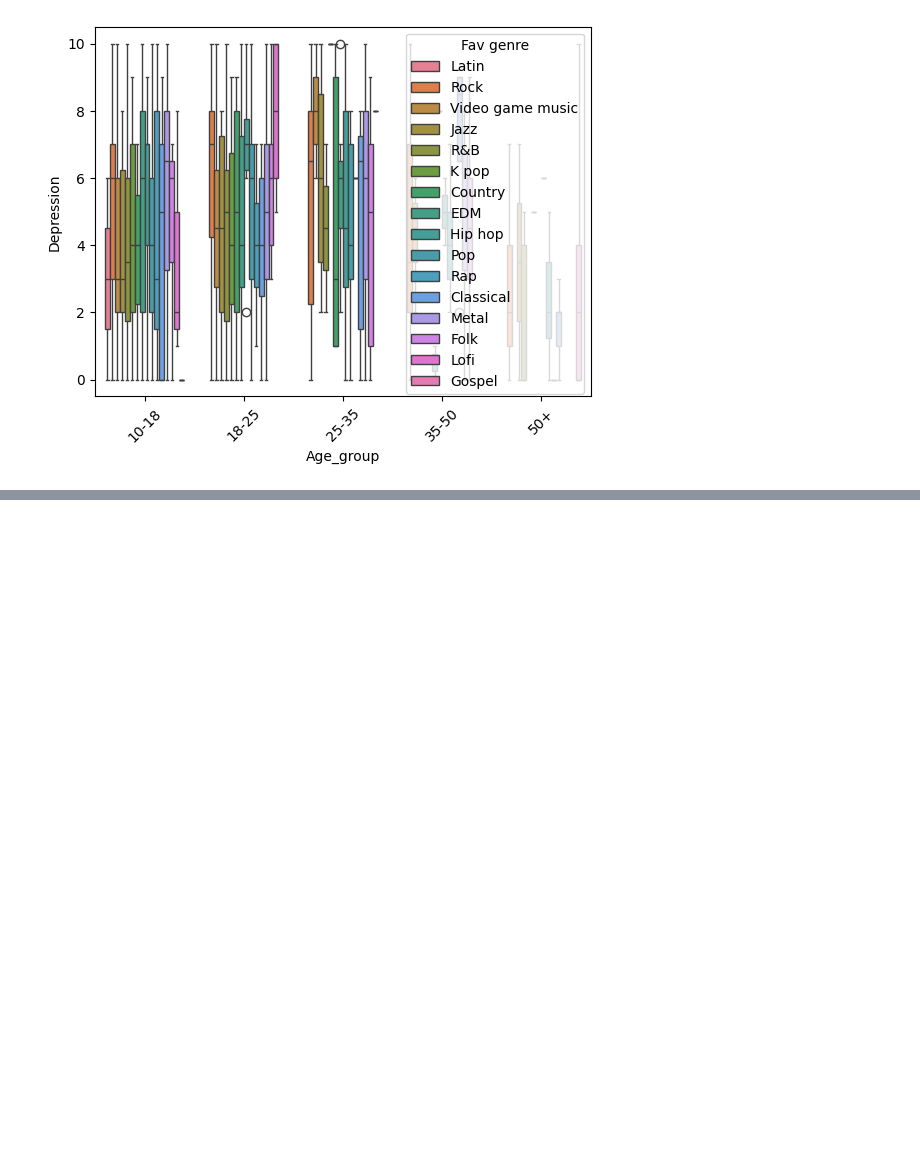
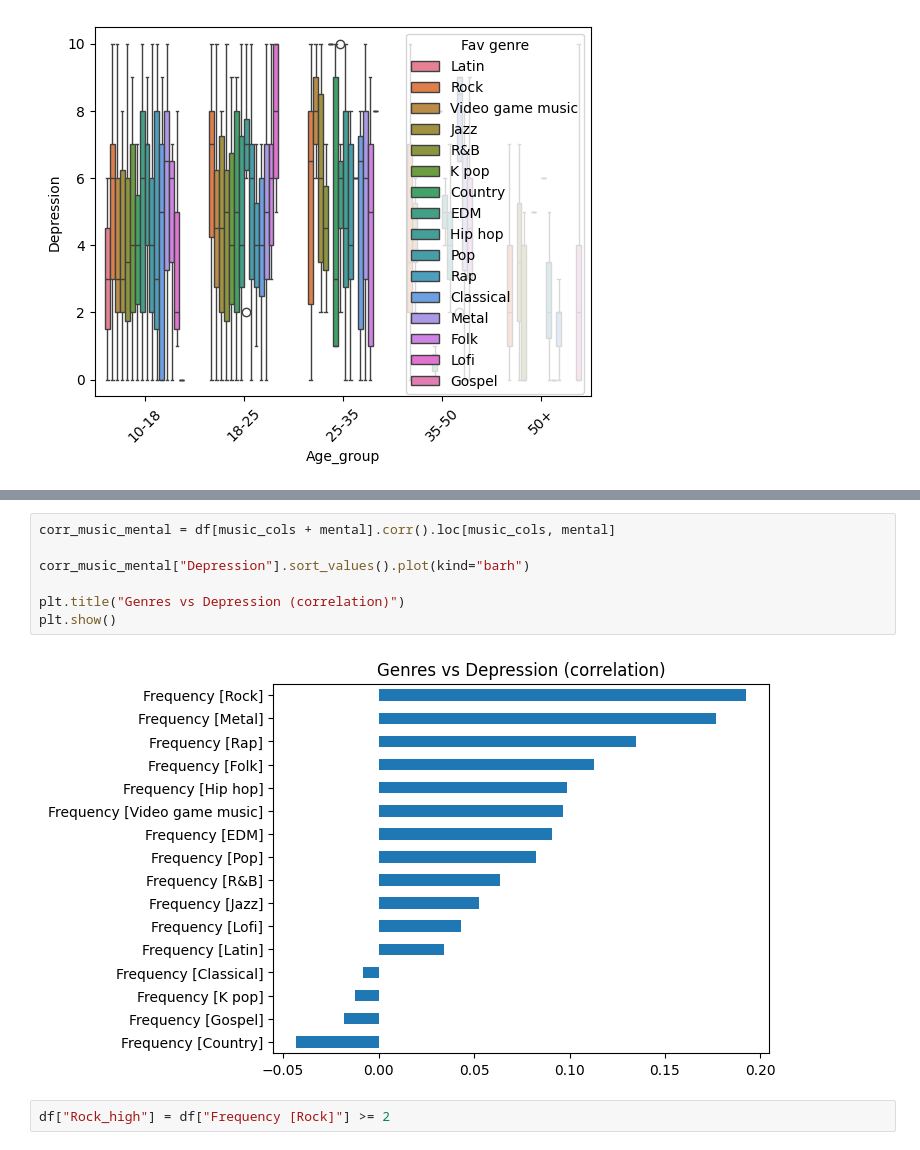
Before and after one commit to lrondal/I-am-hungry, a Jupyter notebook: project_dataVis_Letort_Rondal.ipynb, the cells around one changed output, grey strips where cells are left out. Cells and saved outputs as stored; diff of their text form; blank space fills up the shorter version.

```diff
--- a/project_dataVis_Letort_Rondal.ipynb
+++ b/project_dataVis_Letort_Rondal.ipynb
@@ -484,0 +503,11 @@ plt.show()
+# %%
+corr_music_mental = df[music_cols + mental].corr().loc[music_cols, mental]
+
+corr_music_mental["Depression"].sort_values().plot(kind="barh")
+
+plt.title("Genres vs Depression (correlation)")
+plt.show()
+# %% [output]
+[figure, added]
+# %%
+df["Rock_high"] = df["Frequency [Rock]"] >= 2
```
Also changed, not shown: parts of 4 cells of this notebook.
